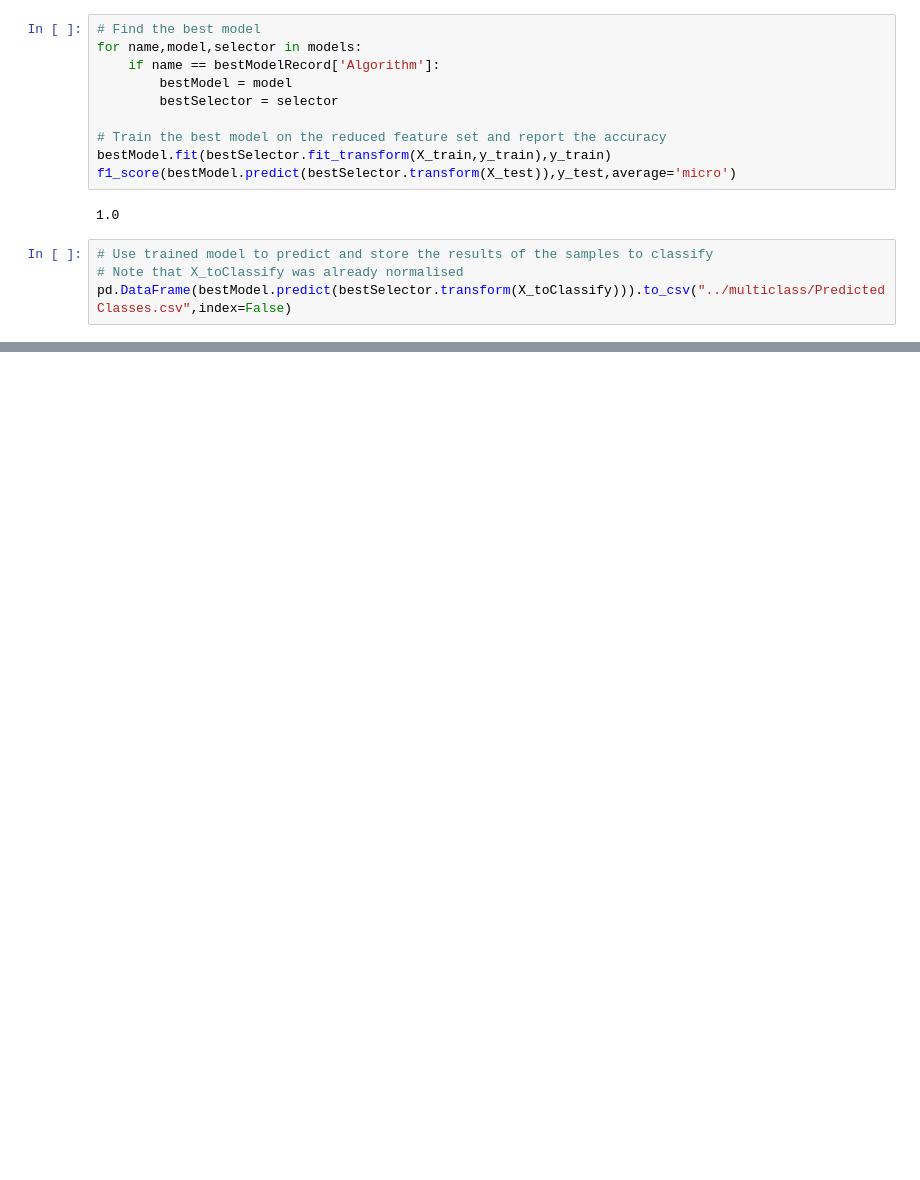
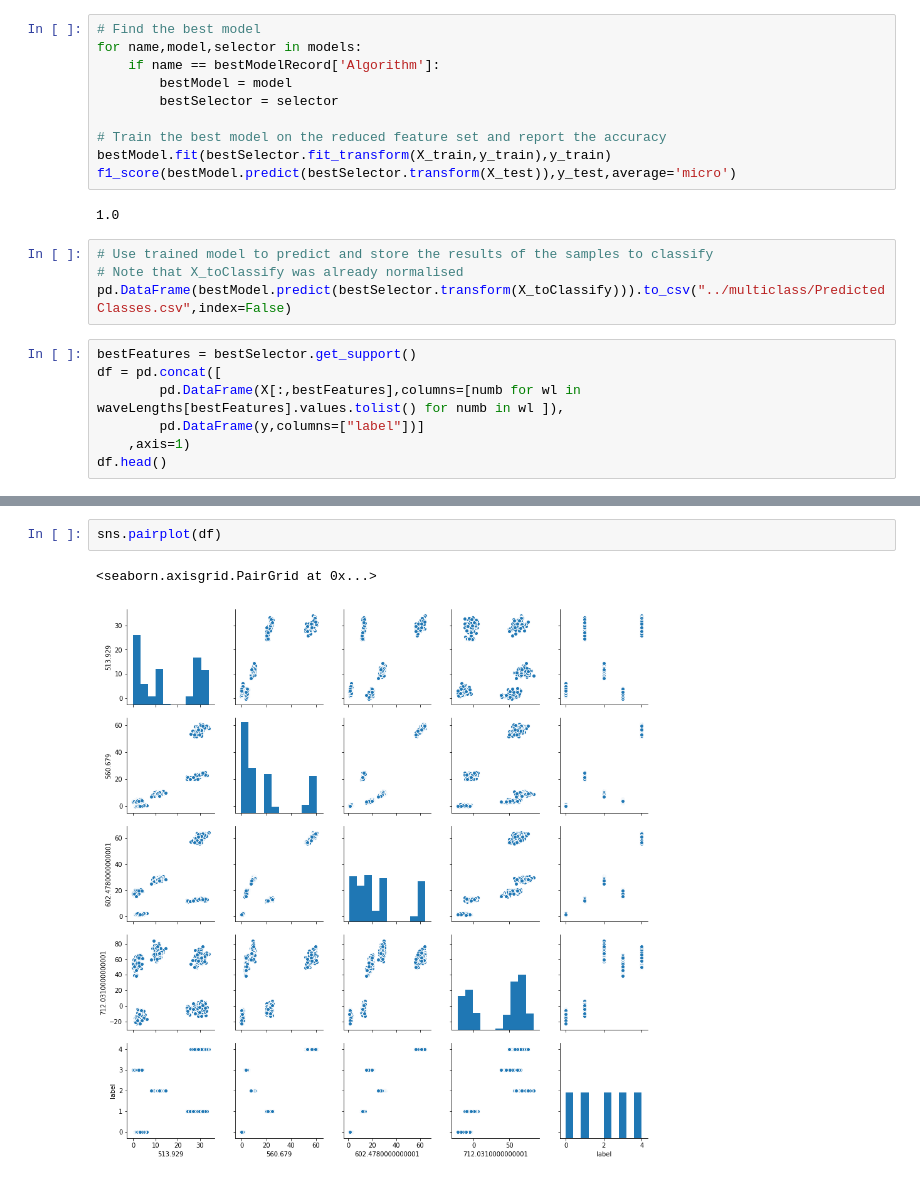
Before and after one commit to dvente/mscMLproject2, a Jupyter notebook: src/multiclassSpectrum.ipynb, the cells around one changed output, grey strips where cells are left out. Cells and saved outputs as stored; diff of their text form; blank space fills up the shorter version.

Commit message:
add plots at end to explore the selected features

```diff
--- a/src/multiclassSpectrum.ipynb
+++ b/src/multiclassSpectrum.ipynb
@@ -102,3 +103,10 @@ f1_score(bestModel.predict(bestSelector.transform(X_test)),y_test,average='micro
 # Use trained model to predict and store the results of the samples to classify
 # Note that X_toClassify was already normalised
 pd.DataFrame(bestModel.predict(bestSelector.transform(X_toClassify))).to_csv("../multiclass/PredictedClasses.csv",index=False)
+# %%
+bestFeatures = bestSelector.get_support()
+df = pd.concat([
+        pd.DataFrame(X[:,bestFeatures],columns=[numb for wl in waveLengths[bestFeatures].values.tolist() for numb in wl ]),
+        pd.DataFrame(y,columns=["label"])]
+    ,axis=1)
+df.head()
@@ -104,0 +120,5 @@ pd.DataFrame(bestModel.predict(bestSelector.transform(X_toClassify))).to_csv("..
+# %%
+sns.pairplot(df)
+# %% [output]
+<seaborn.axisgrid.PairGrid at 0x...>
+[figure, added]
```
Also changed, not shown: parts of 3 cells of this notebook, 1 other file.
